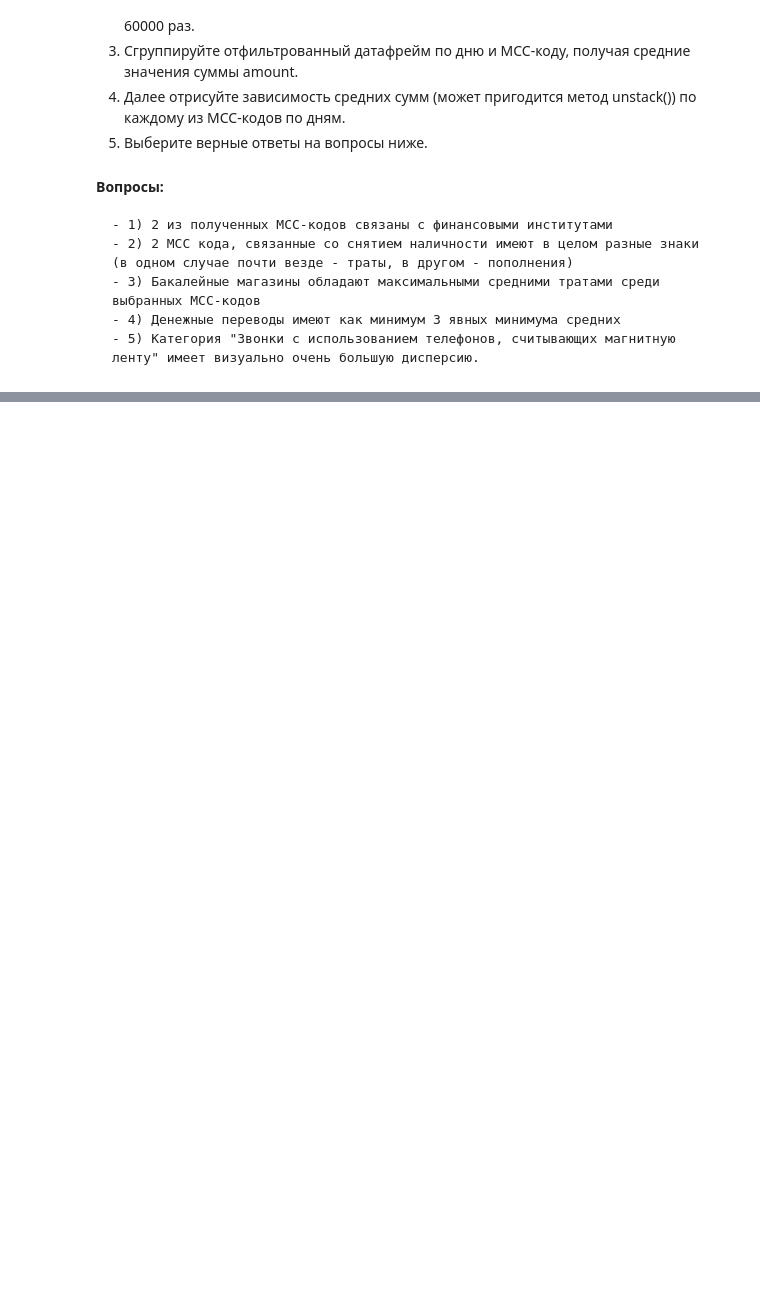
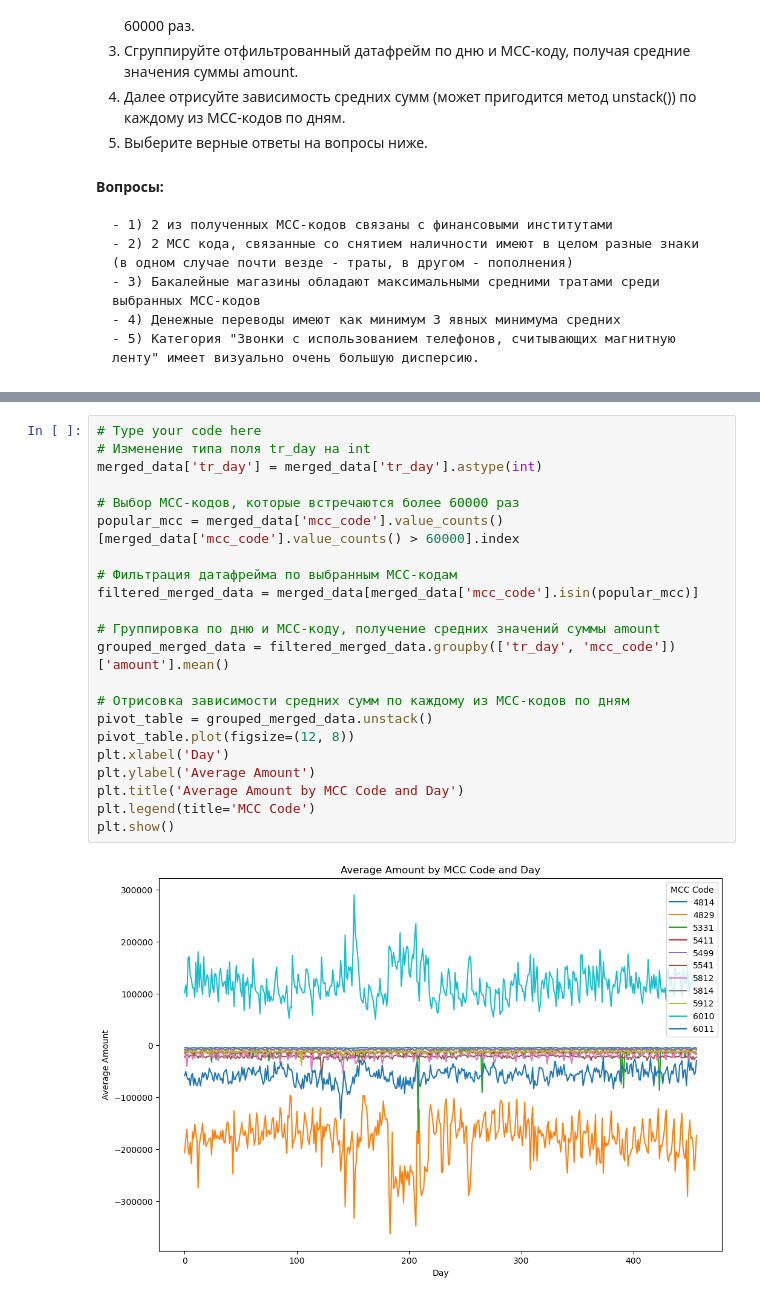
Before and after one commit to ValeriaMatiushkina/AnDanLab1, a Jupyter notebook: Homework_2.ipynb, the cells around one changed output, grey strips where cells are left out. Cells and saved outputs as stored; diff of their text form; blank space fills up the shorter version.

```diff
--- a/Homework_2.ipynb
+++ b/Homework_2.ipynb
@@ -314,0 +323,24 @@ plot_pivot_table(pivot_table)
+# %%
+# Type your code here
+# Изменение типа поля tr_day на int
+merged_data['tr_day'] = merged_data['tr_day'].astype(int)
+
+# Выбор MCC-кодов, которые встречаются более 60000 раз
+popular_mcc = merged_data['mcc_code'].value_counts()[merged_data['mcc_code'].value_counts() > 60000].index
+
+# Фильтрация датафрейма по выбранным MCC-кодам
+filtered_merged_data = merged_data[merged_data['mcc_code'].isin(popular_mcc)]
+
+# Группировка по дню и MCC-коду, получение средних значений суммы amount
+grouped_merged_data = filtered_merged_data.groupby(['tr_day', 'mcc_code'])['amount'].mean()
+
+# Отрисовка зависимости средних сумм по каждому из MCC-кодов по дням
+pivot_table = grouped_merged_data.unstack()
+pivot_table.plot(figsize=(12, 8))
+plt.xlabel('Day')
+plt.ylabel('Average Amount')
+plt.title('Average Amount by MCC Code and Day')
+plt.legend(title='MCC Code')
+plt.show()
+# %% [output]
+[figure, added]
```
Also changed, not shown: parts of 2 cells of this notebook.
